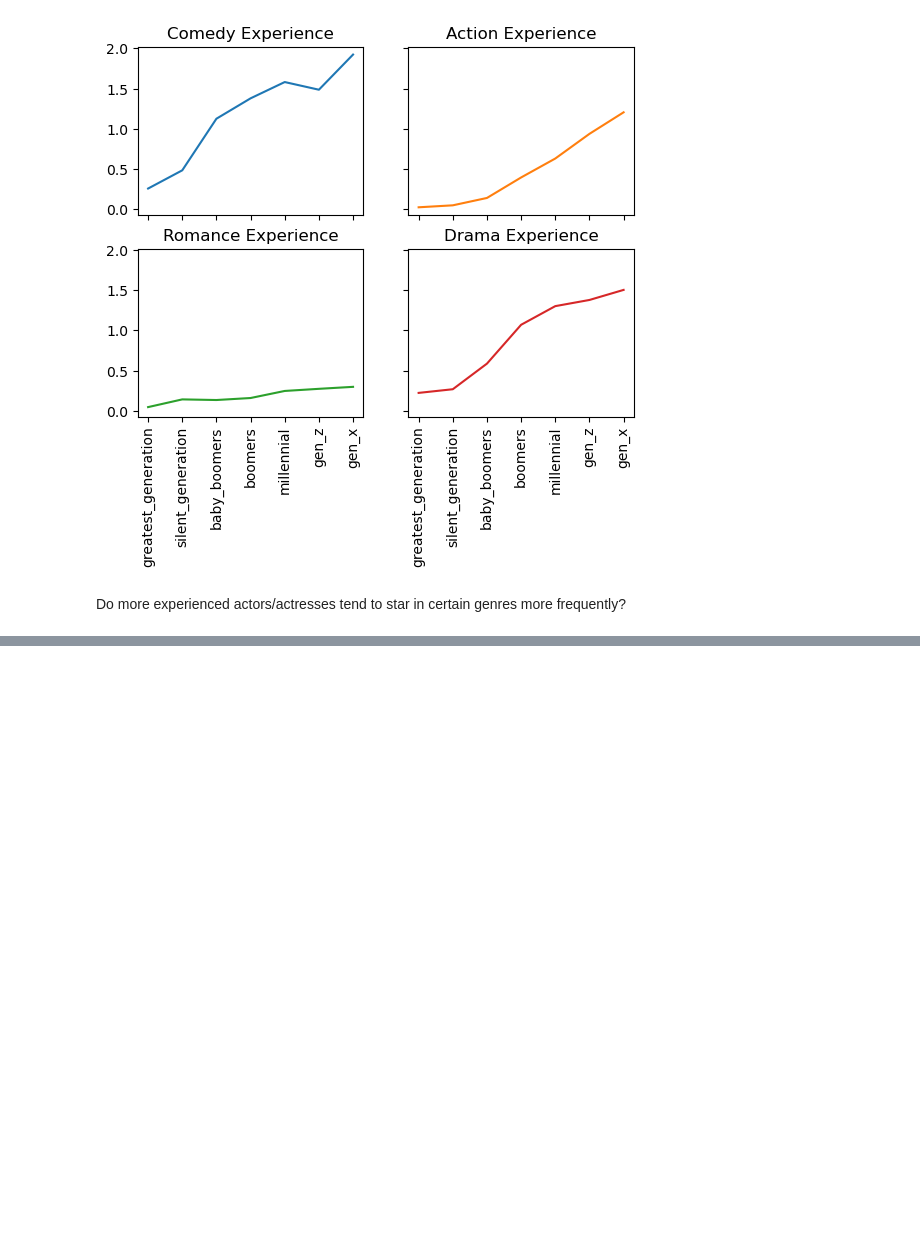
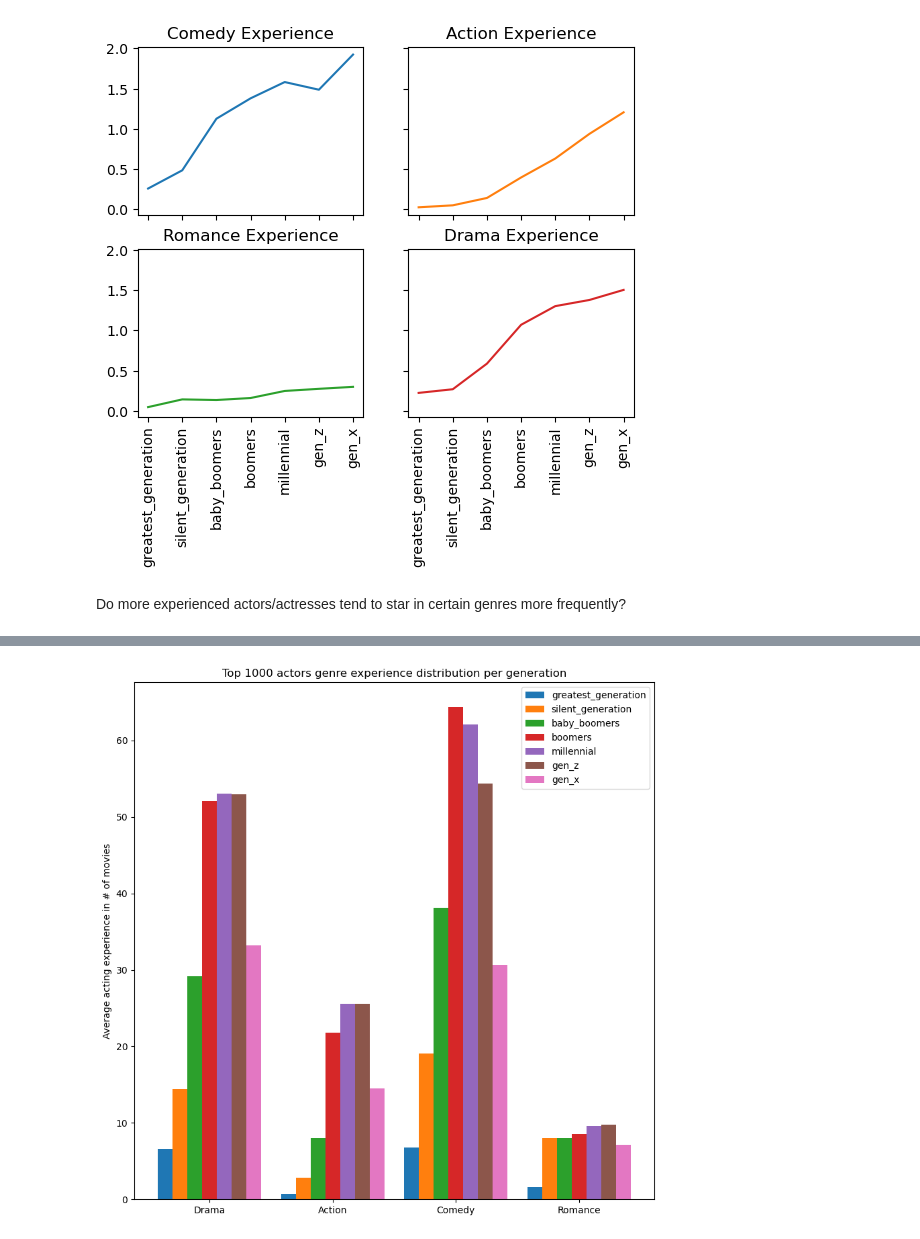
Before and after one commit to epfl-ada/ada-2022-project-jash, a Jupyter notebook: johnny.ipynb, the cells around one changed output, grey strips where cells are left out. Cells and saved outputs as stored; diff of their text form; code cells hidden in the pictures; blank space fills up the shorter version.

Commit message:
generate top 1k actor major  movie genre experience distribution per generation

```diff
--- a/johnny.ipynb
+++ b/johnny.ipynb
@@ -231,0 +295,63 @@ top_1000_experienced_actors
+# %%
+# We have the distribution of movie in all of them!
+# Note that the order is (totalExperience, dramaExperience, actionExperience, comedyExperience, romanceExperience)
+
+# First step is to find the means of every genre for every era
+
+def find_mean(data, idx): #idx from 1 to 4 included
+    return np.mean([x[1][idx] for x in data])
+
+means = [] # will have the same length as tops!
+for top in tops:
+    currMean = []
+    for i in range(1, 5):
+        currMean.append(find_mean(top, i))
+    means.append(currMean)
+
+# means contains the average major movie genre experience for every generation
+# means[0] is the greatest_generation, means[-1] is gen_x
+# means[i] = (averageDrama, averageAction, averageComedy, averageRomance)
+
+
+# The x-locations for the genres
+x = np.arange(4)
+width = 0.12
+
+fig, ax = plt.subplots(1, figsize=(10, 10))
+
+greatest_means = means[0]
+rects1 = ax.bar(x - width * 2, greatest_means, width)
+
+silent_means = means[1]
+rects2 = ax.bar(x - width * 1, silent_means, width)
+
+baby_means = means[2]
+rects3 = ax.bar(x, baby_means, width)
+
+boomer_means = means[3]
+rects4 = ax.bar(x + width, boomer_means, width)
+
+millennial_means = means[4]
+rects5 = ax.bar(x + width * 2, millennial_means, width)
+
+gen_z_means = means[5]
+rects6 = ax.bar(x + width * 3, gen_z_means, width)
+
+gen_x_means = means[6]
+rects7 = ax.bar(x + width * 4, gen_x_means, width)
+
+ax.set_title('Top 1000 actors genre experience distribution per generation')
+ax.set_ylabel('Average acting experience in # of movies')
+ax.set_xticks(x+width)
+ax.set_xticklabels( ('Drama', 'Action', 'Comedy', 'Romance') )
+ax.legend( (rects1[0], rects2[0], rects3[0], rects4[0], rects5[0], rects6[0], rects7[0]), labels )
+
+def autolabel(rects):
+    for rect in rects:
+        h = rect.get_height()
+        ax.text(rect.get_x()+rect.get_width()/2., 1.05*h, '%d'%int(h),
+                ha='center', va='bottom')
+
+plt.show()
+# %% [output]
+[figure, added]
```
Also changed, not shown: parts of 4 cells of this notebook.
